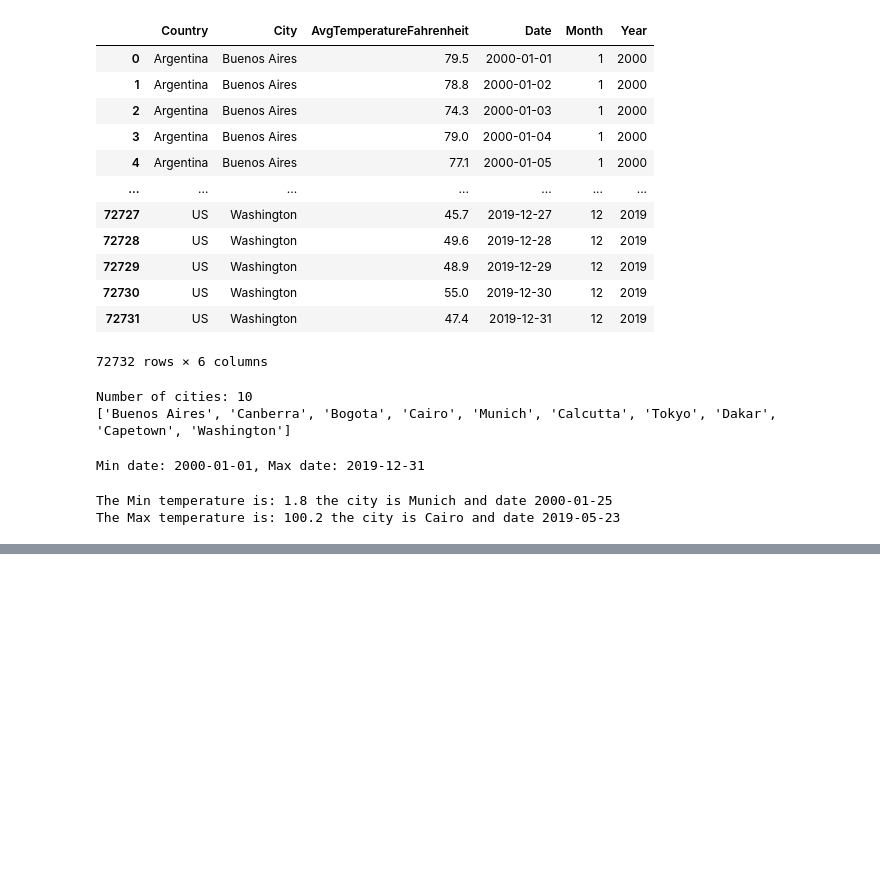
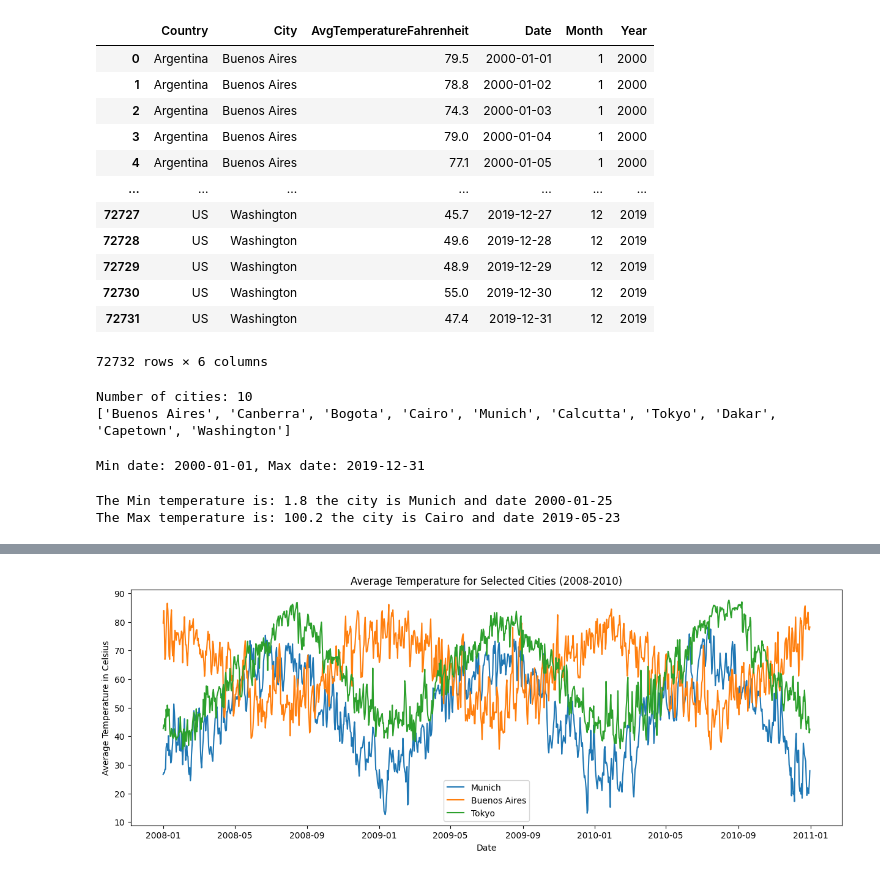
Before and after one commit to canacorals-debug/eae_ipld_project, a Jupyter notebook: development/03_temperatures_dashboard.ipynb, the cells around one changed output, grey strips where cells are left out. Drawn from its saved outputs; the diff is of its cells as text; code cells hidden in the pictures; blank space fills up the shorter version.

```diff
--- a/development/03_temperatures_dashboard.ipynb
+++ b/development/03_temperatures_dashboard.ipynb
@@ -163,30 +180,49 @@ plt.show()
 # %%
 # Ex 3.7: Now repeat the previous question but for a list of cities:
 #   - Make a line plot with the temperature reads of the cities in the list, for the selected time period, every city has to be a different line with a different color, the x axis has to be the timestamp column.
 #   - Make a histogram of the temperature reads of a list of selected cities, for the selected time period, every city has to be its own distribution with a different color.
 #   - Make sure that all plots include a title, axis labels and a legend.
 
 selected_cities = ["Munich", "Buenos Aires", "Tokyo"]
 start_date = pd.to_datetime("2008-01-01").date()
 end_date = pd.to_datetime("2010-12-31").date()
 
 
 plt.figure(figsize=(15, 5))
 
 # TODO: Uncomment and complete the following lines to plot the line plot using the city_df_period AvgTemperatureCelsius column as the y axis and the Date column as the x axis
 
 # for city in selected_cities:
-#     city_df = None            # TODO: get a dataframe with the rows of the selected city
-#     city_df_period = None     # TODO: get a dataframe with the rows of the selected city and the selected period of time using the Date column and any of the <, >, <=, >= operators to compare with start_date and end_date
-#     plt.plot()                # TODO plot each city line and use the label parameter to set the legend name for each city
 
-# plt.title()   # TODO
-# plt.xlabel()  # TODO
-# plt.ylabel()  # TODO
+for city in selected_cities:
+    #city_df = None
+    city_df = temps_df[temps_df["City"] == city]
+    #city_df_period = None
+    city_df_period = city_df[
+        (city_df["Date"] >= start_date) &
+        (city_df["Date"] <= end_date)
+
+    ]
+
+#     plt.plot()
+    plt.plot(
+        city_df_period["Date"],
+        city_df_period["AvgTemperatureCelsius"],
+        label=city
+        )               # TODO plot each city line and use the label parameter to set the legend name for each city
+
+# plt.title()
+plt.title("Average Temperature for Selected Cities")  # TODO
+# plt.xlabel()
+plt.xlabel("Date")  # TODO
+# plt.ylabel()
+plt.ylabel("Average Temperature in Celsius")  # TODO
 
 plt.legend()
 
 plt.show()
+# %% [output]
+[figure, added]
 # %%
 # TODO: Build the histogram plot for the selected cities using the city_df_period AvgTemperatureCelsius column as the data to plot for each one
 
```
Also changed, not shown: parts of 3 cells of this notebook, 1 other file.
